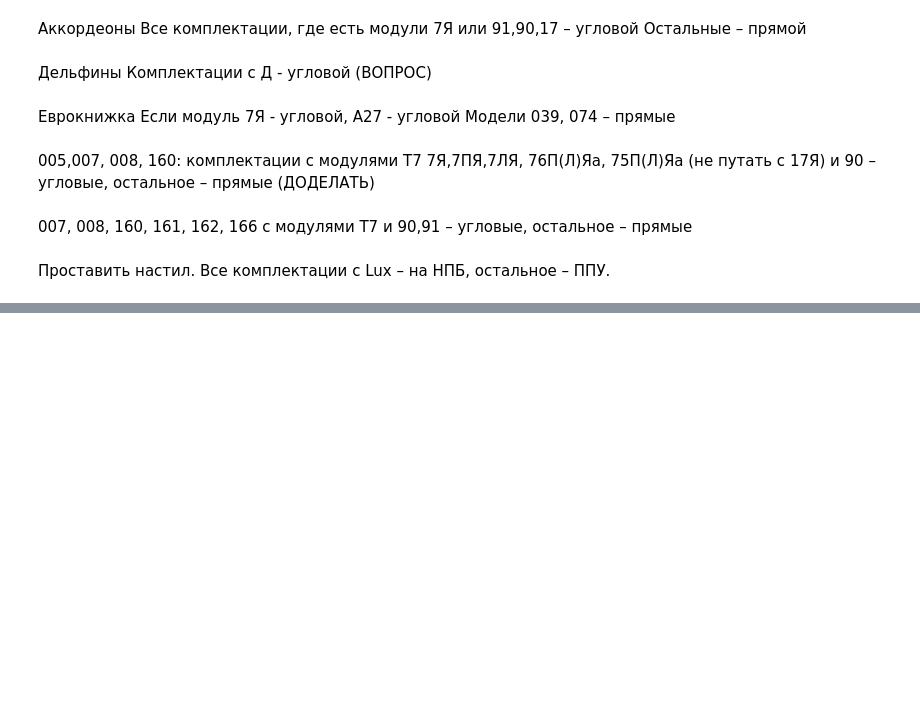
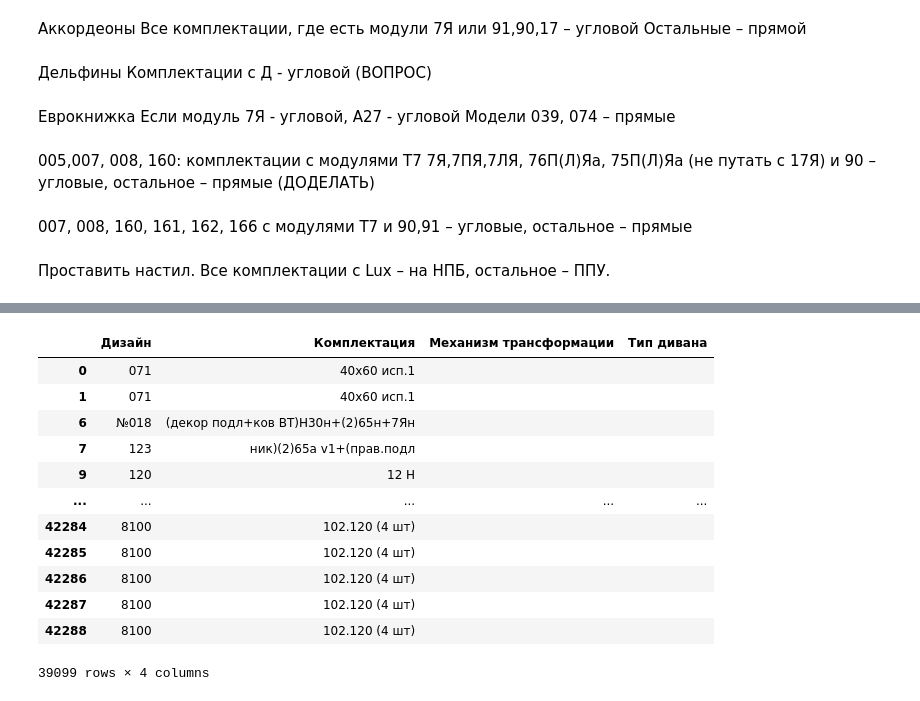
Before and after one commit to Nqam/Moon_report, a Jupyter notebook: report.ipynb, the cells around one changed output, grey strips where cells are left out. Drawn from its saved outputs; the diff is of its cells as text; code cells hidden in the pictures; blank space fills up the shorter version.

```diff
--- a/report.ipynb
+++ b/report.ipynb
@@ -324,27 +324,27 @@ five = ['165','171','172','175','179'] #размер 150х200
 six = ['007','008','808','015','107','111','112','160','018','109','124','125','161','162','166'] #размер 160х200
 
 def place(x):
-  if pd.isna(x['Дизайн']) == True:
+  if x['Дизайн'] == '':
     return x['Спальное место']
-  elif  any([i in x['Дизайн'] for i in four]) and pd.isna(x['Спальное место']) == True and x['Механизм трансформации'] == 'Пантограф':
+  elif  any([i in x['Дизайн'] for i in four]) and x['Спальное место'] == '' and x['Механизм трансформации'] == 'Пантограф':
     return '140x200'
-  elif  any([i in x['Дизайн'] for i in five]) and pd.isna(x['Спальное место']) == True and x['Механизм трансформации'] == 'Пантограф':
+  elif  any([i in x['Дизайн'] for i in five]) and x['Спальное место'] == '' and x['Механизм трансформации'] == 'Пантограф':
     return '150x200'
-  elif  any([i in x['Дизайн'] for i in six]) and pd.isna(x['Спальное место']) == True and x['Механизм трансформации'] == 'Пантограф':
+  elif  any([i in x['Дизайн'] for i in six]) and x['Спальное место'] == '' and x['Механизм трансформации'] == 'Пантограф':
     return '160x200'
 
-  elif  '160' in x['Дизайн'] and 'Т30' in x['Комплектация'] and pd.isna(x['Спальное место']) == True and x['Механизм трансформации'] == 'Пантограф':
+  elif  '160' in x['Дизайн'] and 'Т30' in x['Комплектация'] and x['Спальное место'] == '' and x['Механизм трансформации'] == 'Пантограф':
     return '160x205'
   elif  ('176' in x['Дизайн'] or '178' in x['Дизайн'] or '140' in x['Дизайн']) and 'Т30' in x['Комплектация']\
-   and pd.isna(x['Спальное место']) == True and x['Механизм трансформации'] == 'Пантограф':
+   and x['Спальное место'] == '' and x['Механизм трансформации'] == 'Пантограф':
     return '140x200'
-  elif  '150' in x['Дизайн'] and pd.isna(x['Спальное место']) == True \
+  elif  '150' in x['Дизайн'] and x['Спальное место'] == '' \
    and x['Механизм трансформации'] == 'Пантограф':
     return '150x200'
-  elif  ('005' in x['Дизайн'] or x['Комплектация'].count('А10') > 1 or 'Т10' in x['Комплектация'])  and  pd.isna(x['Спальное место']) == True \
+  elif  ('005' in x['Дизайн'] or x['Комплектация'].count('А10') > 1 or 'Т10' in x['Комплектация'])  and  x['Спальное место'] == '' \
    and x['Механизм трансформации'] == 'Пантограф':
     return '160x200'
-  elif  '032' in x['Дизайн'] and pd.isna(x['Спальное место']) == True:
+  elif  '032' in x['Дизайн'] and x['Спальное место'] == '':
    return '80x190'
   else:
     return x['Спальное место']
@@ -357,7 +357,7 @@ df['Спальное место'] = df.apply(place, axis = 1)
 Остальные – прямой
 # %%
 def corner(x):
-  if pd.isna(x['Механизм трансформации']) == True:
+  if x['Механизм трансформации'] == '':
     return x['Тип дивана']
   elif x['Механизм трансформации'] == 'Аккордеон' and \
    (bool(re.search(r'(?<!\d)90(?!\d)',x['Комплектация'])) or bool(re.search(r'(?<!\d)91(?!\d)',x['Комплектация'])) or bool(re.search(r'(?<!\d)17(?!\d)',x['Комплектация'])) or bool(re.search(r'(?<!\d)7я(?!\d)',x['Комплектация'].lower()))):
@@ -378,7 +378,7 @@ df['Тип дивана'] = df['Механизм трансформации'].ap
 Модели 039, 074 – прямые
 # %%
 def eurobook(x):
-  if pd.isna(x['Механизм трансформации']) == True:
+  if x['Механизм трансформации'] == '':
     return x['Тип дивана']
   elif x['Механизм трансформации'] == 'Еврокнижка' and (bool(re.search(r'(?<!\d)7я(?!\d)',x['Комплектация'].lower())) or bool(re.search(r'(?<!\d)А27(?!\d)',x['Комплектация'].lower()))):
     return 'угловой'
@@ -394,6 +394,18 @@ df['Тип дивана'] = df.apply(eurobook, axis=1)
 005,007, 008, 160: комплектации с модулями Т7 7Я,7ПЯ,7ЛЯ, 76П(Л)Яа, 75П(Л)Яа (не путать с 17Я) и 90 – угловые, остальное – прямые (ДОДЕЛАТЬ)
 # %% [markdown]
 007, 008, 160, 161, 162, 166 с модулями Т7 и 90,91 – угловые, остальное – прямые
+# %%
+lst = ['007','008','160','161','162','166']
+
+def func3(x):
+  if pd.isna(x['Механизм трансформации']) == True:
+    return x['Тип дивана']
+  elif any([i in x['Дизайн'] for i in lst]) and (bool(re.search(r'(?<!\d)Т7(?!\d)',x['Комплектация'])) or bool(re.search(r'(?<!\d)90(?!\d)',x['Комплектация'])) or bool(re.search(r'(?<!\d)91(?!\d)',x['Комплектация']))):
+    return 'угловой'
+  else:
+    return x['Тип дивана']
+
+df['Тип дивана'] = df.apply(func3, axis=1)
 # %% [markdown]
 Проставить настил.
 Все комплектации с Lux – на НПБ, остальное – ППУ.
@@ -422,0 +425,16 @@ df.to_excel('res.xlsx')
+# %%
+df[['Дизайн','Комплектация','Механизм трансформации','Тип дивана']]
+# %% [output]
+|  | Дизайн | Комплектация | Механизм трансформации | Тип дивана |
+| 0 | 071 | 40х60 исп.1 |  |  |
+| 1 | 071 | 40х60 исп.1 |  |  |
+| 6 | №018 | (декор подл+ков ВТ)Н30н+(2)65н+7Ян |  |  |
+| 7 | 123 | ник)(2)65а v1+(прав.подл |  |  |
+| 9 | 120 | 12 H |  |  |
+| ... | ... | ... | ... | ... |
+| 42284 | 8100 | 102.120 (4 шт) |  |  |
+| 42285 | 8100 | 102.120 (4 шт) |  |  |
+| 42286 | 8100 | 102.120 (4 шт) |  |  |
+| 42287 | 8100 | 102.120 (4 шт) |  |  |
+| 42288 | 8100 | 102.120 (4 шт) |  |  |
+39099 rows × 4 columns
```
Also changed, not shown: parts of 9 cells of this notebook.
